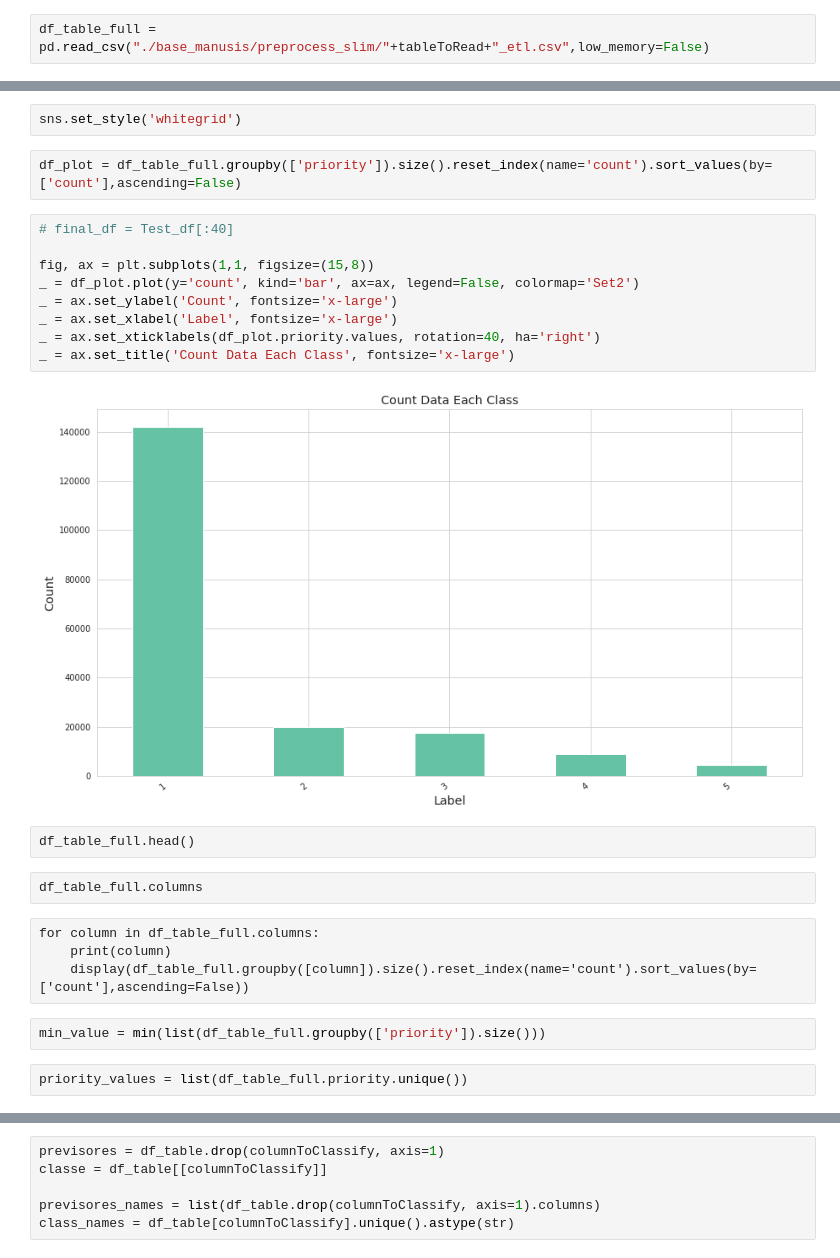
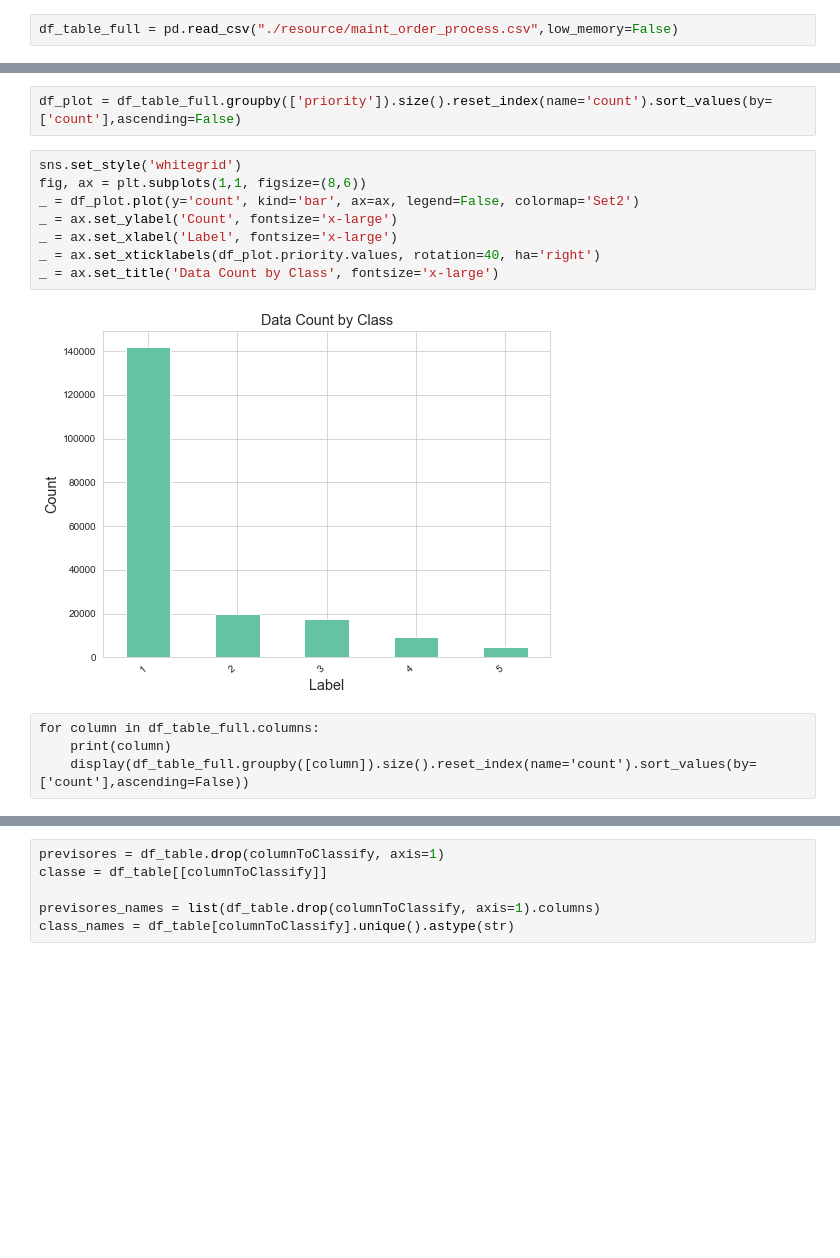
Before and after one commit to GregBueno/tcc_ml, a Jupyter notebook: 2MachineLearning.ipynb, the cells around one changed output, grey strips where cells are left out. Drawn from its saved outputs; the diff is of its cells as text; blank space fills up the shorter version.

```diff
--- a/2MachineLearning.ipynb
+++ b/2MachineLearning.ipynb
@@ -68,2 +122,2 @@ columnToClassify = 'priority'
 # %%
-df_table_full = pd.read_csv("./base_manusis/preprocess_slim/"+tableToRead+"_etl.csv",low_memory=False)
+df_table_full = pd.read_csv("./resource/maint_order_process.csv",low_memory=False)
@@ -114,27 +137,16 @@ def plot_freq(df, col, top_classes=20):
-# %%
-sns.set_style('whitegrid')
 # %%
 df_plot = df_table_full.groupby(['priority']).size().reset_index(name='count').sort_values(by=['count'],ascending=False)
 # %%
-# final_df = Test_df[:40]
-
-fig, ax = plt.subplots(1,1, figsize=(15,8))
+sns.set_style('whitegrid')
+fig, ax = plt.subplots(1,1, figsize=(8,6))
 _ = df_plot.plot(y='count', kind='bar', ax=ax, legend=False, colormap='Set2')
 _ = ax.set_ylabel('Count', fontsize='x-large')
 _ = ax.set_xlabel('Label', fontsize='x-large')
 _ = ax.set_xticklabels(df_plot.priority.values, rotation=40, ha='right')
-_ = ax.set_title('Count Data Each Class', fontsize='x-large')
+_ = ax.set_title('Data Count by Class', fontsize='x-large')
 # %% [output]
-[figure, old version]
+[figure, new version]
-# %% [raw]
-df_table_full.head()
-# %% [raw]
-df_table_full.columns
 # %% [raw]
 for column in df_table_full.columns:
     print(column)
     display(df_table_full.groupby([column]).size().reset_index(name='count').sort_values(by=['count'],ascending=False))
-# %%
-min_value = min(list(df_table_full.groupby(['priority']).size()))
-# %%
-priority_values = list(df_table_full.priority.unique())
```
Also changed, not shown: parts of 81 cells of this notebook, 36 other files.
